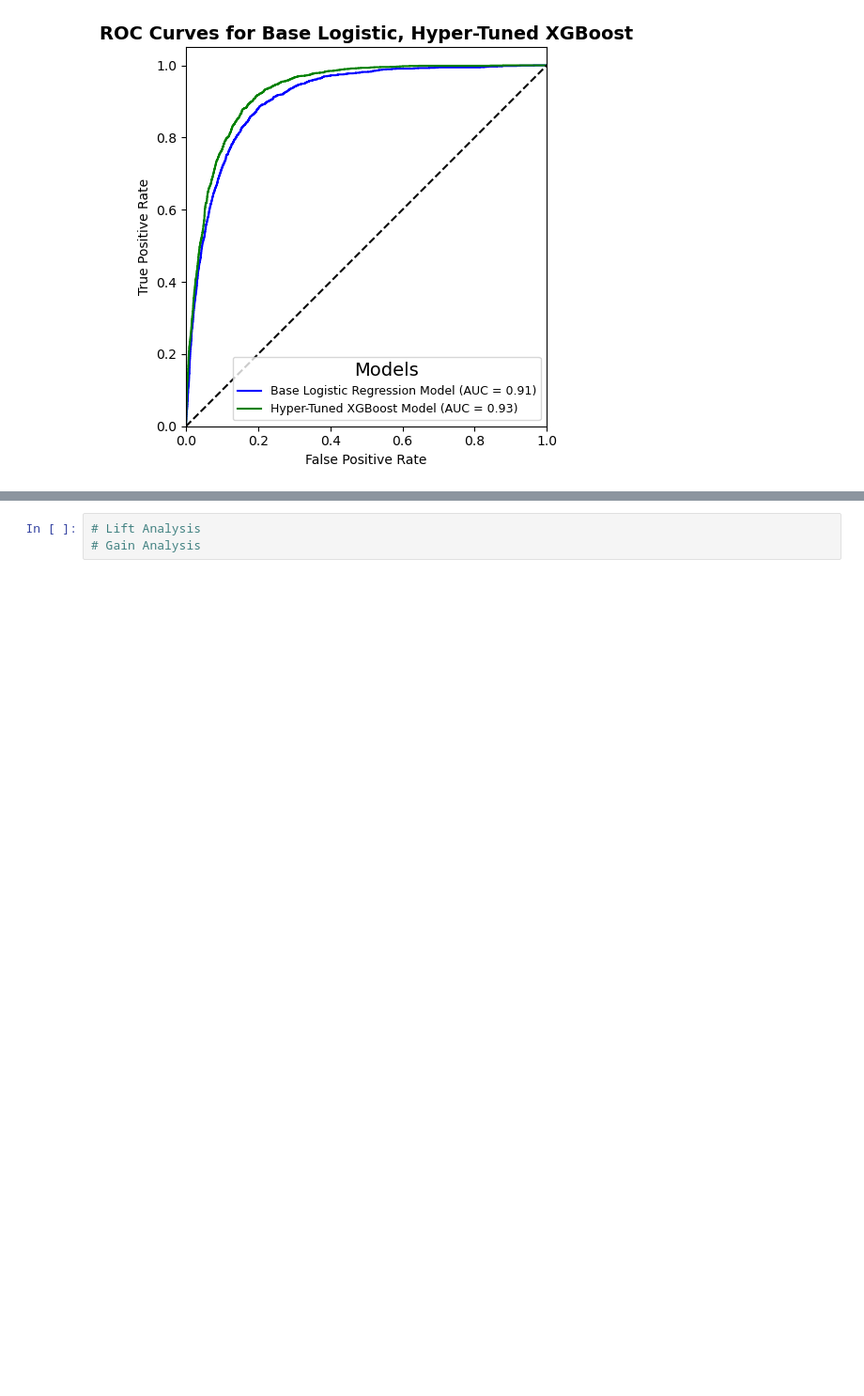
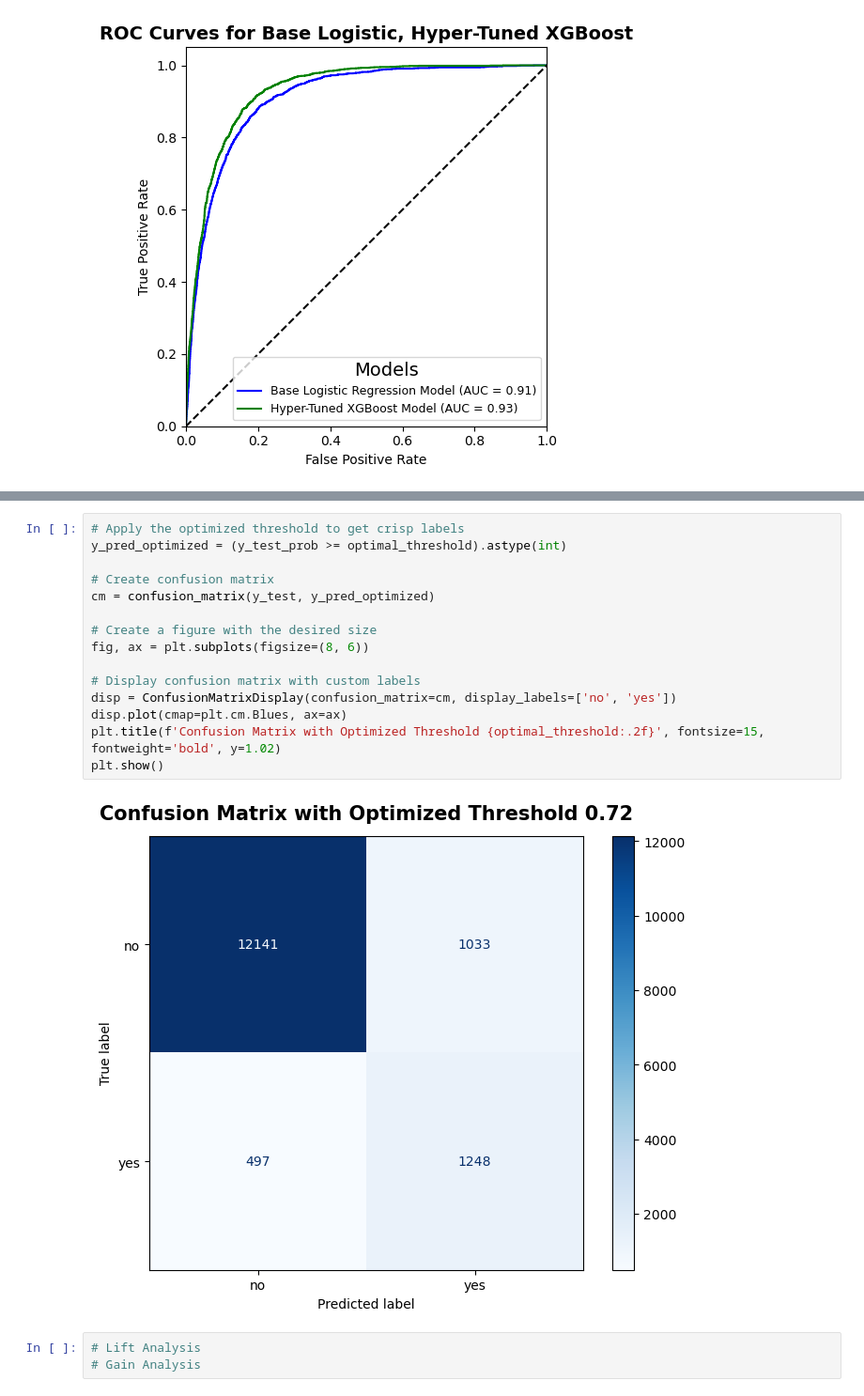
Before and after one commit to annugit1655/Bank-TeleMarketing, a Jupyter notebook: notebooks/07-model-tuning.ipynb, the cells around one changed output, grey strips where cells are left out. Shown at 94% size. Cells and saved outputs as stored; diff of their text form; blank space fills up the shorter version.

```diff
--- a/notebooks/07-model-tuning.ipynb
+++ b/notebooks/07-model-tuning.ipynb
@@ -426,3 +586,20 @@ plt.show()
+# %%
+# Apply the optimized threshold to get crisp labels
+y_pred_optimized = (y_test_prob >= optimal_threshold).astype(int)
+
+# Create confusion matrix
+cm = confusion_matrix(y_test, y_pred_optimized)
+
+# Create a figure with the desired size
+fig, ax = plt.subplots(figsize=(8, 6))
+
+# Display confusion matrix with custom labels
+disp = ConfusionMatrixDisplay(confusion_matrix=cm, display_labels=['no', 'yes'])
+disp.plot(cmap=plt.cm.Blues, ax=ax)
+plt.title(f'Confusion Matrix with Optimized Threshold {optimal_threshold:.2f}', fontsize=15, fontweight='bold', y=1.02)
+plt.show()
+# %% [output]
+[figure, added]
 # %%
 # Lift Analysis
 # Gain Analysis
```
Also changed, not shown: parts of 8 cells of this notebook.
